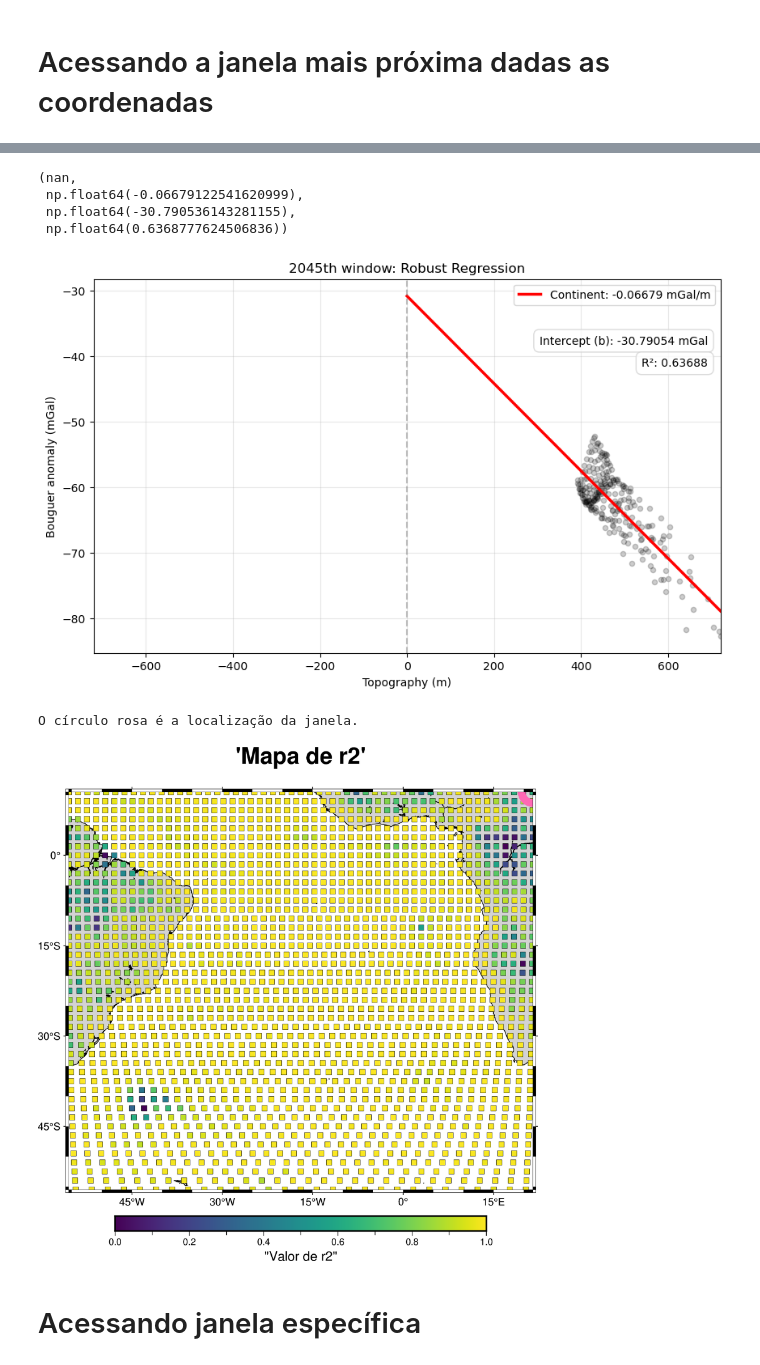
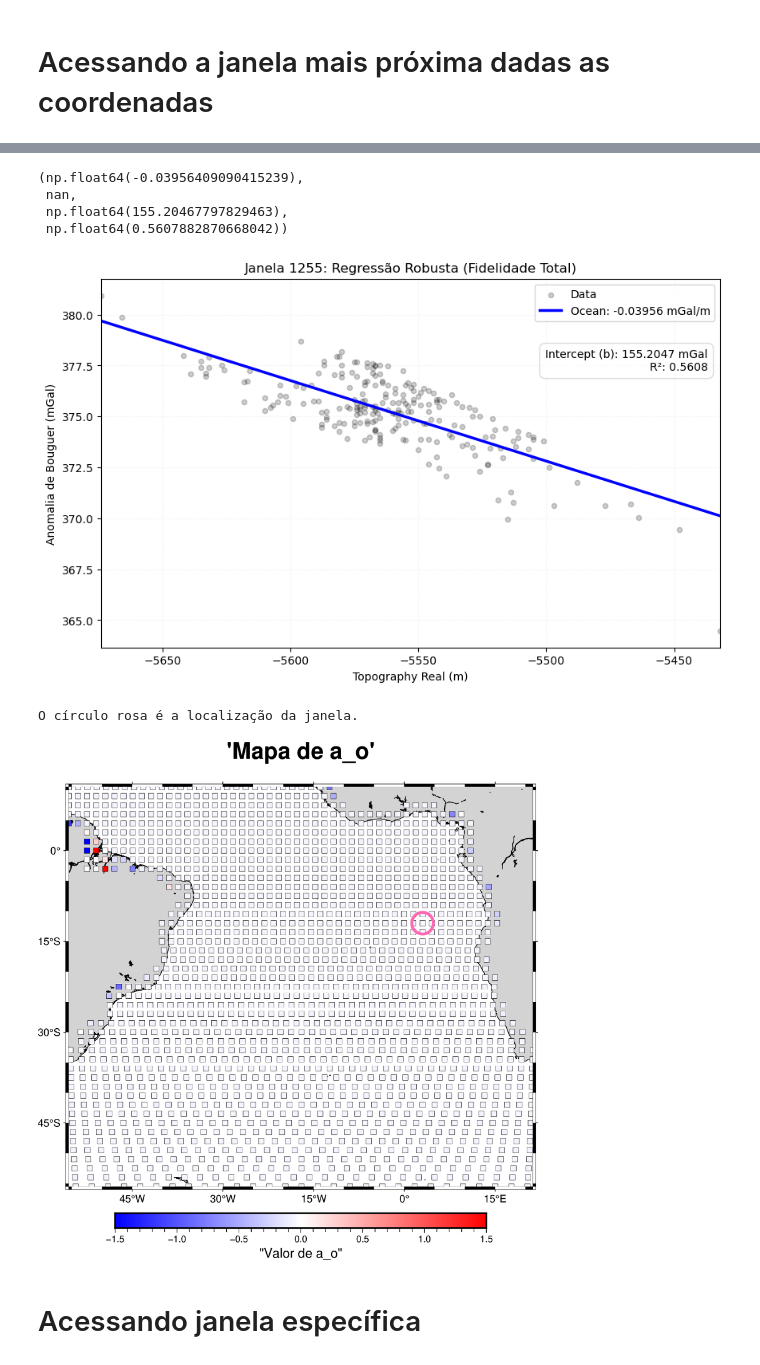
Before and after one commit to compgeolab/gravity-topography-regression, a Jupyter notebook: code/regression_windows_r2.ipynb, the cells around one changed output, grey strips where cells are left out. Saved outputs shown, nothing was run; the diff lists cells and outputs as text; code cells hidden in the pictures.

Commit message:
adjusted scatter 0 centralize

```diff
--- a/code/regression_windows_r2.ipynb
+++ b/code/regression_windows_r2.ipynb
@@ -98,8 +98,8 @@ fig_r2.show()
 # Acessando a janela mais próxima dadas as coordenadas
 # %%
 # achando janela mais próxima a um ponto dada a coordenada
-lon_window = 80
-lat_window = 80
+lon_window = 3.5
+lat_window = -12
 
 
 distances = r.np.sqrt((df_windows['longitude'] - lon_window)**2 + (df_windows['latitude'] - lat_window)**2)
@@ -129,38 +129,36 @@ a_ocean_window, a_continent_window, intercept_window, r2_window = p_window
 
 p_window
 # %% [output]
-(nan,
- np.float64(-0.06679122541620999),
- np.float64(-30.790536143281155),
- np.float64(0.6368777624506836))
+(np.float64(-0.03956409090415239),
+ nan,
+ np.float64(155.20467797829463),
+ np.float64(0.5607882870668042))
 # %%
 r.plot_window_regression(window_minor_distance, h_window, d_window, a_ocean_window, a_continent_window, intercept_window, r2_window)
 # %% [output]
-[figure, old version]
+[figure, new version]
 # %%
-fig = r.plot_parameters_map(df_windows, 'r2', v_range=[0, 1], step=0.01, cmap='viridis', reverse=False)
-
 lon_alvo = df_windows.loc[window_minor_distance, 'longitude']
 lat_alvo = df_windows.loc[window_minor_distance, 'latitude']
 
 # 2. Gerar o mapa base (ele retorna o objeto 'fig')
-fig = r.plot_parameters_map(df_windows, 'r2', v_range=[0, 1], step=0.01, cmap='viridis', reverse=False)
+fig = r.plot_parameters_map(df_windows, 'a_o', v_range=[-1.5, 1.5], step=0.01, cmap='polar', reverse=False)
 
 # 3. Desenhar um círculo de destaque sobre o mapa
 # Criamos um "efeito de borda" com dois círculos sobrepostos
 fig.plot(
     x=lon_alvo,
     y=lat_alvo,
     style='c0.7c',
-    pen='7p,hotpink'
+    pen='2.5p,hotpink'
 )
 
 print('O círculo rosa é a localização da janela.')
 print()
 fig.show()
 # %% [output]
 O círculo rosa é a localização da janela.
-[figure, old version]
+[figure, new version]
 # %% [markdown]
 # Acessando janela específica
 # %%
```
Also changed, not shown: parts of 5 cells of this notebook, 1 other file.
